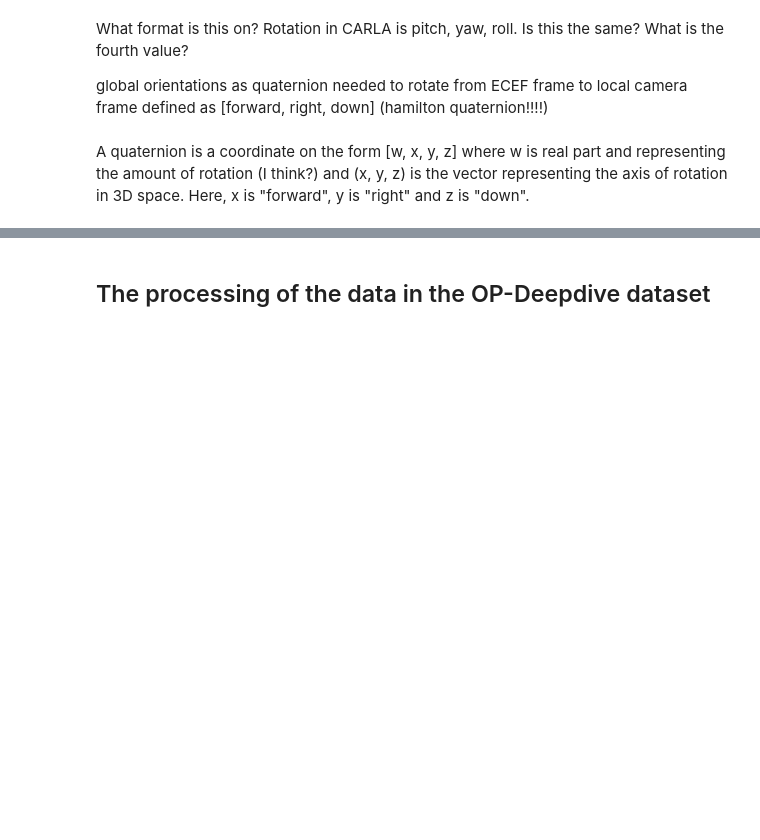
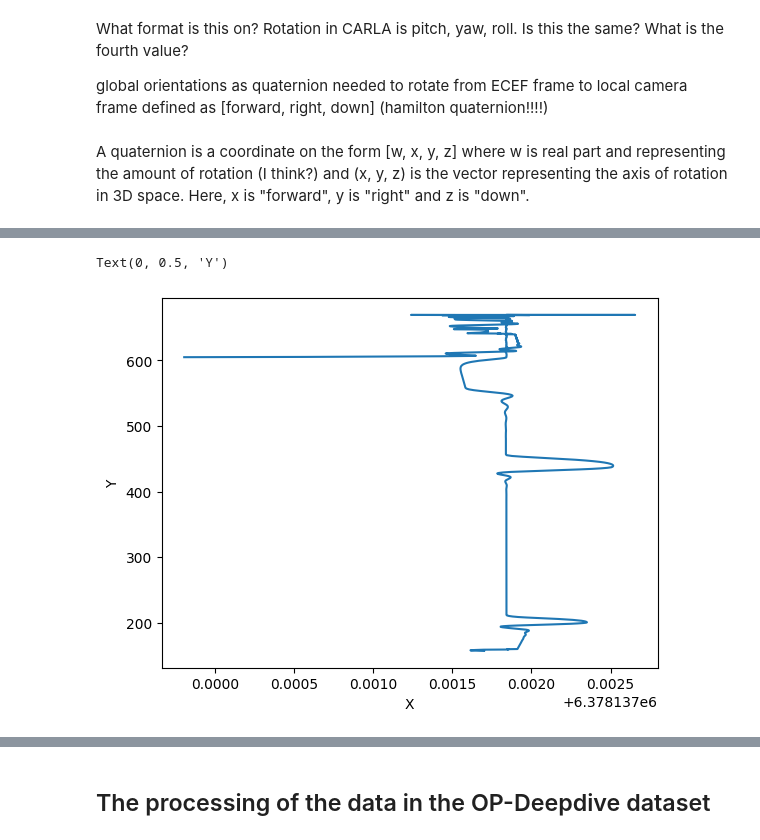
Before and after one commit to ulrik2204/carla_experiments, a Jupyter notebook: explore_carla_comma2k19.ipynb, the cells around one changed output, grey strips where cells are left out. Drawn from its saved outputs; the diff is of its cells as text; code cells hidden in the pictures; blank space fills up the shorter version.

```diff
--- a/explore_carla_comma2k19.ipynb
+++ b/explore_carla_comma2k19.ipynb
@@ -78,0 +81,7 @@ array([[ 6.37813700e+06,  3.35428070e+02, -2.74421814e+02],
+# %%
+plt.plot(positions[:, 0], positions[:, 1])
+plt.xlabel("X")
+plt.ylabel("Y")
+# %% [output]
+Text(0, 0.5, 'Y')
+[figure, added]
```
Also changed, not shown: parts of 12 cells of this notebook, 16 other files.
